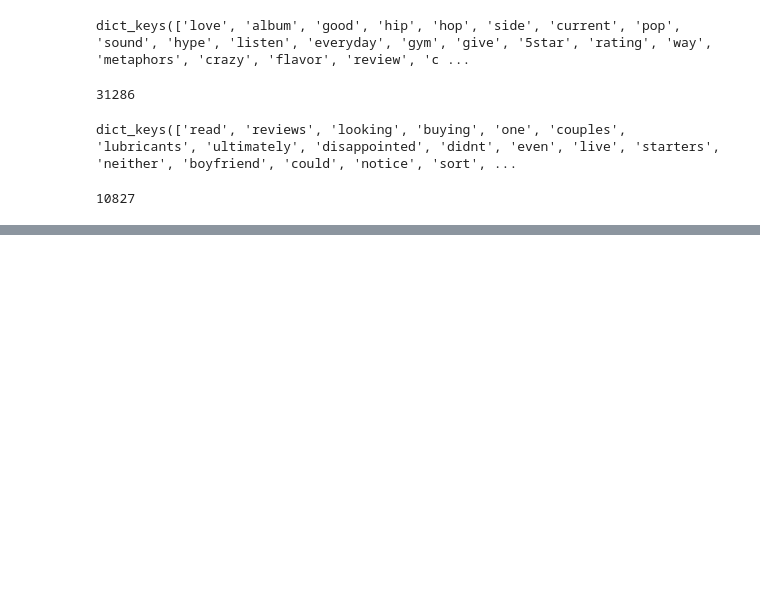
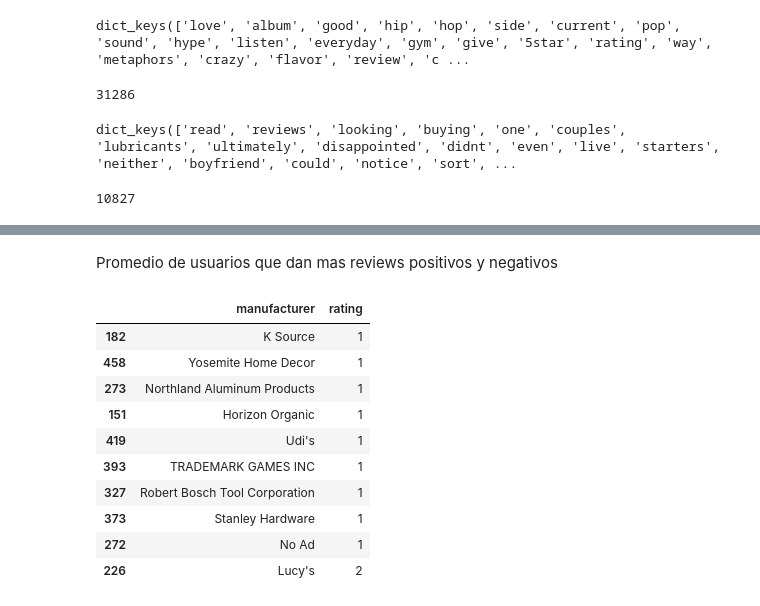
Before and after one commit to andreaeliasc/Lab5-DataScience, a Jupyter notebook: Lab5.ipynb, the cells around one changed output, grey strips where cells are left out. Cells and saved outputs as stored; diff of their text form; code cells hidden in the pictures; blank space fills up the shorter version.

```diff
--- a/Lab5.ipynb
+++ b/Lab5.ipynb
@@ -277,0 +352,21 @@ len(malas.keys())
+# %% [markdown]
+Promedio de usuarios que dan mas reviews positivos y negativos
+# %%
+data_analisis = data[['manufacturer' , 'reviews.rating']]
+data_analisis = data_analisis.rename(columns={"reviews.rating": "rating"})
+
+grouped = data_analisis.groupby('manufacturer').sum().reset_index()
+users = grouped.sort_values('rating', ascending=True)
+users.head(10)
+# %% [output]
+|  | manufacturer | rating |
+| 182 | K Source | 1 |
+| 458 | Yosemite Home Decor | 1 |
+| 273 | Northland Aluminum Products | 1 |
+| 151 | Horizon Organic | 1 |
+| 419 | Udi's | 1 |
+| 393 | TRADEMARK GAMES INC | 1 |
+| 327 | Robert Bosch Tool Corporation | 1 |
+| 373 | Stanley Hardware | 1 |
+| 272 | No Ad | 1 |
+| 226 | Lucy's | 2 |
```
Also changed, not shown: parts of 21 cells of this notebook.
